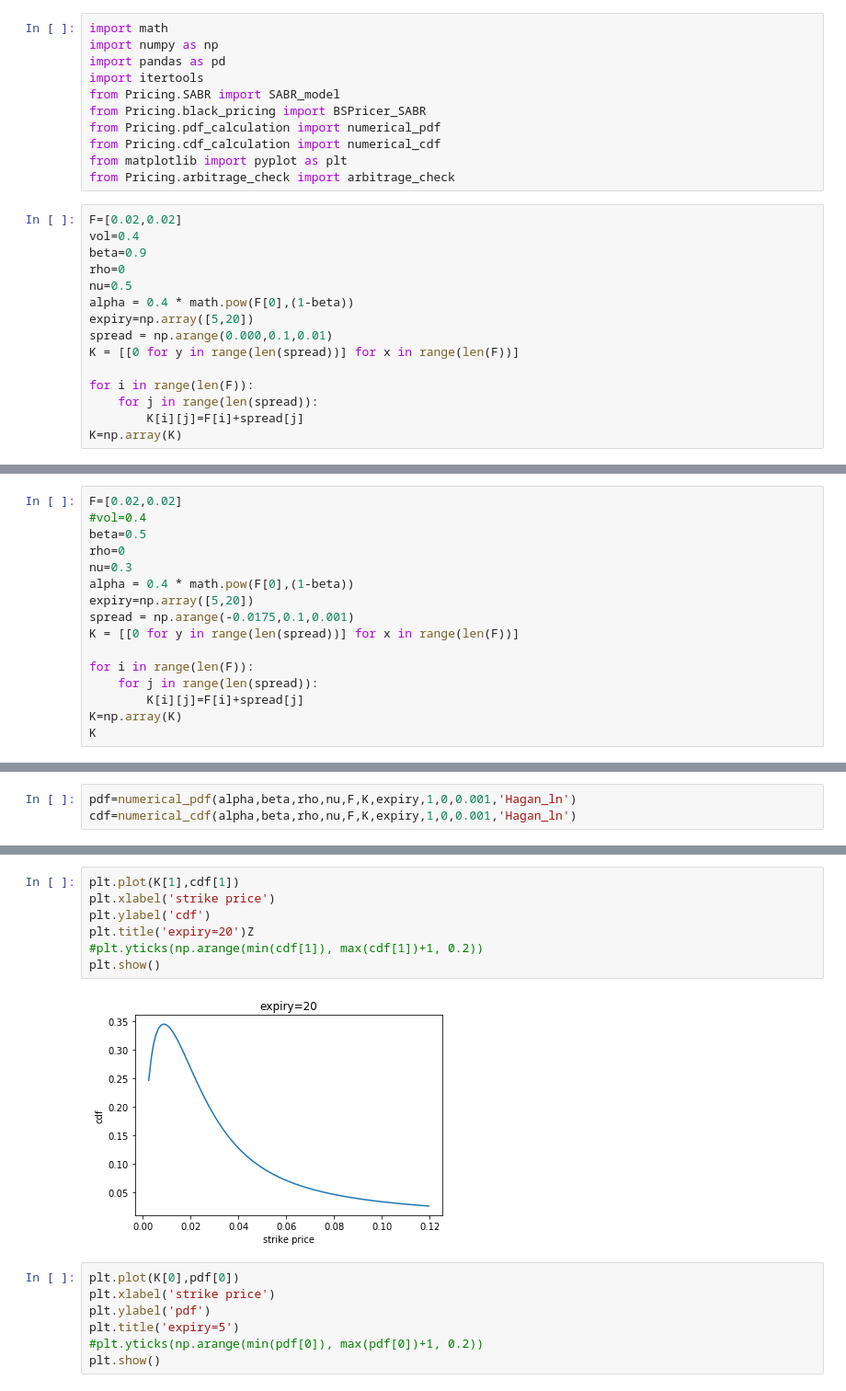
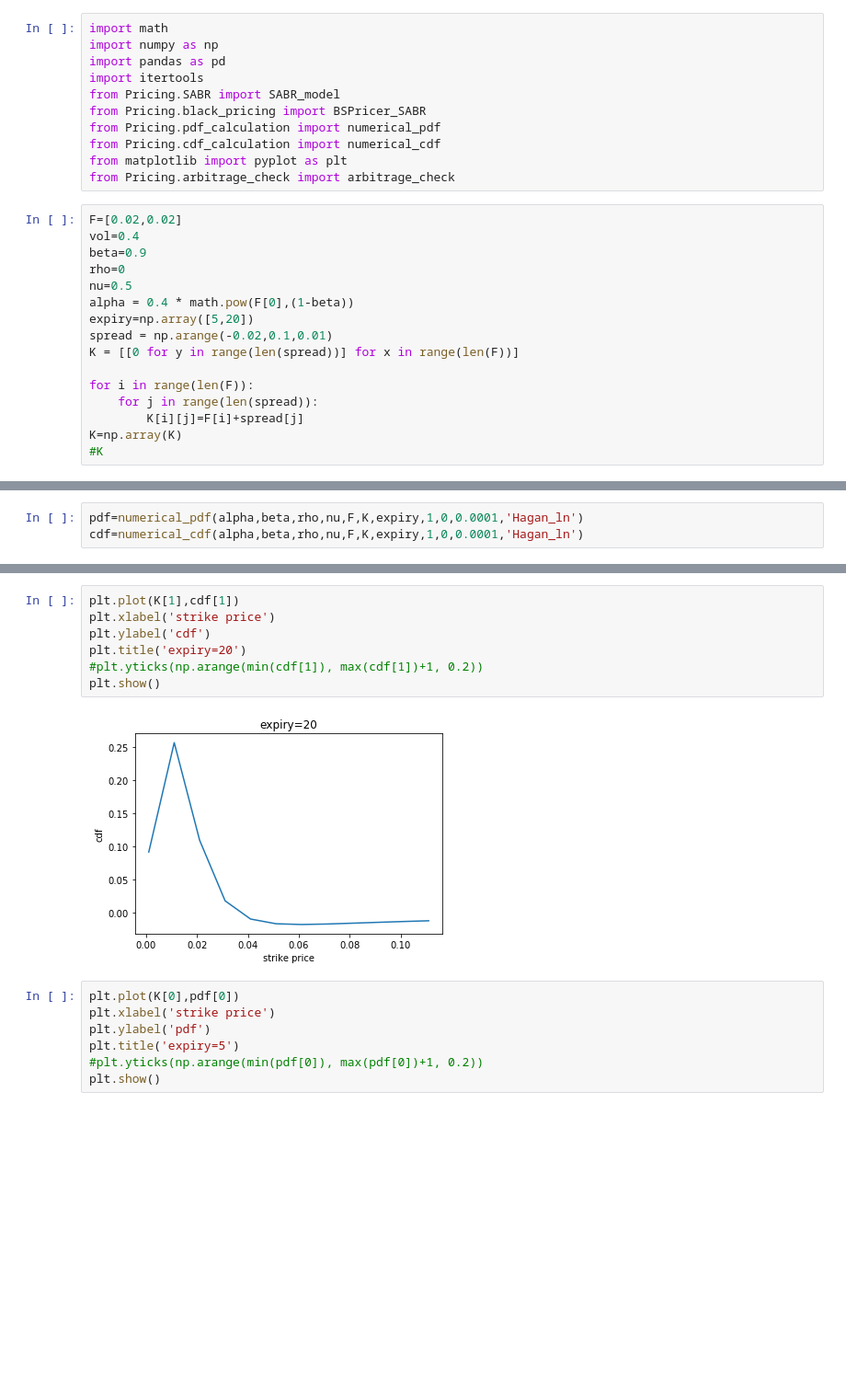
Before and after one commit to mollyxyh/CapstoneFall2017, a Jupyter notebook: Testing/Validation_sample.ipynb, the cells around one changed output, grey strips where cells are left out. Shown: that part at 92% size. Saved outputs shown, nothing was run; the diff lists cells and outputs as text; blank space fills up the shorter version.

```diff
--- a/Testing/Validation_sample.ipynb
+++ b/Testing/Validation_sample.ipynb
@@ -17,10 +17,11 @@ rho=0
 nu=0.5
 alpha = 0.4 * math.pow(F[0],(1-beta))
 expiry=np.array([5,20])
-spread = np.arange(0.000,0.1,0.01)
+spread = np.arange(-0.02,0.1,0.01)
 K = [[0 for y in range(len(spread))] for x in range(len(F))]
 
 for i in range(len(F)):
     for j in range(len(spread)):
         K[i][j]=F[i]+spread[j]
 K=np.array(K)
+#K
@@ -29,16 +27,0 @@ K=np.array(K)
-# %%
-F=[0.02,0.02]
-#vol=0.4
-beta=0.5
-rho=0
-nu=0.3
-alpha = 0.4 * math.pow(F[0],(1-beta))
-expiry=np.array([5,20])
-spread = np.arange(-0.0175,0.1,0.001)
-K = [[0 for y in range(len(spread))] for x in range(len(F))]
-
-for i in range(len(F)):
-    for j in range(len(spread)):
-        K[i][j]=F[i]+spread[j]
-K=np.array(K)
-K
@@ -139,6 +116,6 @@ array([[0, 0, 0, 0, 0, 0, 0, 0, 0, 0, 0, 0, 1, 0, 0, 0, 0, 0, 0, 0, 0, 0,
 # %%
-pdf=numerical_pdf(alpha,beta,rho,nu,F,K,expiry,1,0,0.001,'Hagan_ln')
-cdf=numerical_cdf(alpha,beta,rho,nu,F,K,expiry,1,0,0.001,'Hagan_ln')
+pdf=numerical_pdf(alpha,beta,rho,nu,F,K,expiry,1,0,0.0001,'Hagan_ln')
+cdf=numerical_cdf(alpha,beta,rho,nu,F,K,expiry,1,0,0.0001,'Hagan_ln')
 # %%
 plt.plot(K[0],cdf[0])
 plt.xlabel('strike price')
@@ -151,12 +128,12 @@ plt.show()
 # %%
 plt.plot(K[1],cdf[1])
 plt.xlabel('strike price')
 plt.ylabel('cdf')
-plt.title('expiry=20')Z
+plt.title('expiry=20')
 #plt.yticks(np.arange(min(cdf[1]), max(cdf[1])+1, 0.2))
 plt.show()
 # %% [output]
-[figure, old version]
+[figure, new version]
 # %%
 plt.plot(K[0],pdf[0])
 plt.xlabel('strike price')
```
Also changed, not shown: parts of 8 cells of this notebook, 3 other files.
